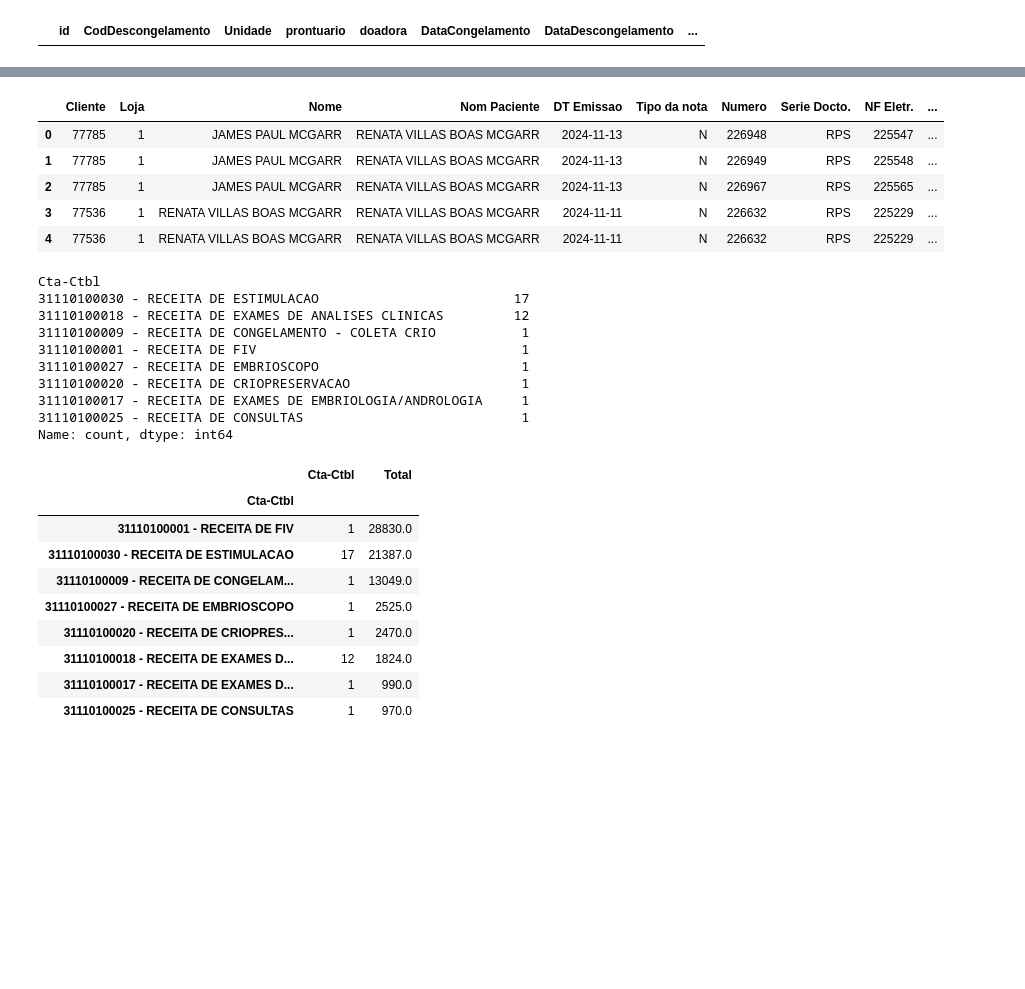
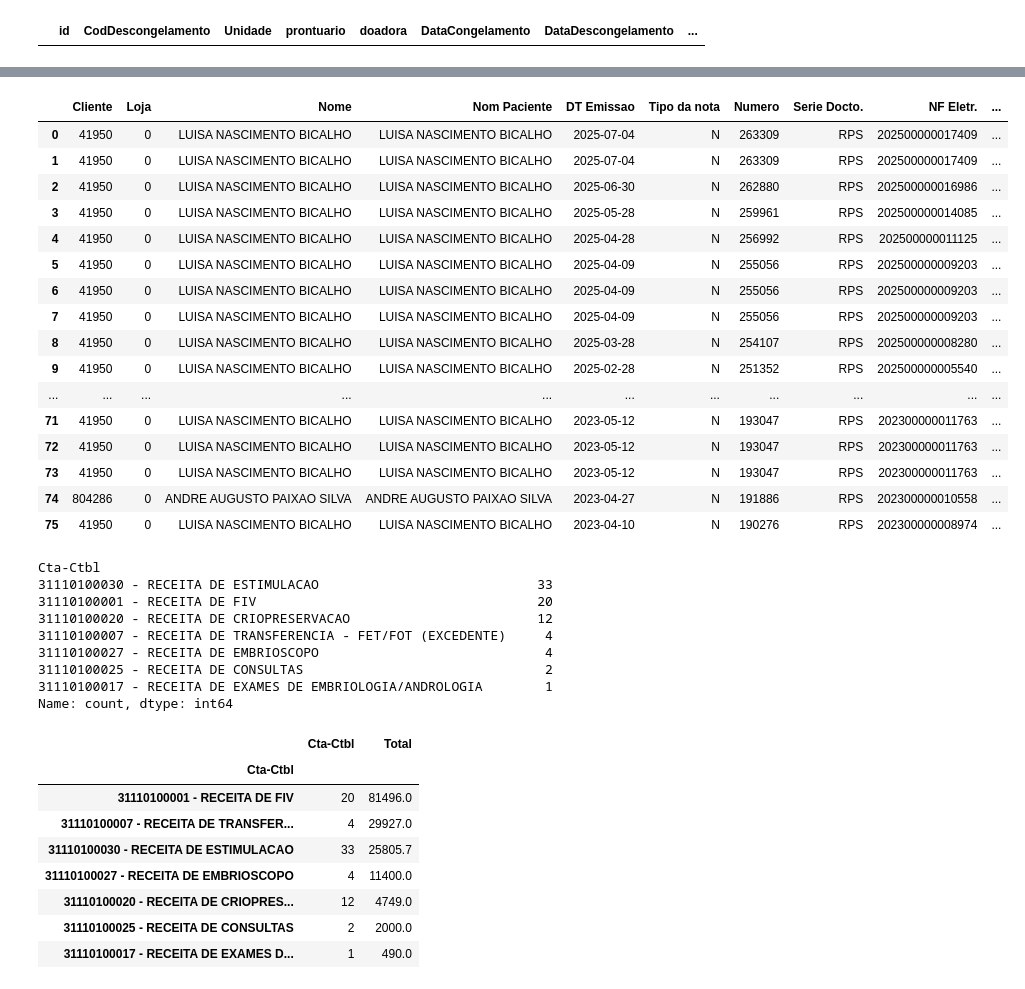
Before and after one commit to bobbypestana/embryoscope-extraction, a Jupyter notebook: finops/explore/explore_finops_v0.ipynb, the cells around one changed output, grey strips where cells are left out. Cells and saved outputs as stored; diff of their text form; code cells hidden in the pictures; blank space fills up the shorter version.

```diff
--- a/finops/explore/explore_finops_v0.ipynb
+++ b/finops/explore/explore_finops_v0.ipynb
@@ -682,6 +682,10 @@ patient_id = 825_890 # Claudia
 patient_id = 175_583 # Renata
 # patient_id = 220_783 # caso cabelud0 - 26 tentativas
 # patient_id = 182_925 # caso completo
+# patient_id = 162_173
+# patient_id = 889_991
+patient_id = 641_950 # join problem with 140_340 - Luiza
+# patient_id = 140_340 # join problem with 641_950 - Glaucia
 
 (orcamentos_df, extrato_atendimento_central_df, tratamentos_df,
 congelamentos_embrioes_df, congelamentos_ovulos_df,
@@ -765,24 +797,34 @@ embrioes_congelados_df
 # %%
-diario_df.head()
+diario_df
 # %% [output]
 |  | Cliente | Loja | Nome | Nom Paciente | DT Emissao | Tipo da nota | Numero | Serie Docto. | NF Eletr. | ... |
-| 0 | 77785 | 1 | JAMES PAUL MCGARR | RENATA VILLAS BOAS MCGARR | 2024-11-13 | N | 226948 | RPS | 225547 | ... |
-| 1 | 77785 | 1 | JAMES PAUL MCGARR | RENATA VILLAS BOAS MCGARR | 2024-11-13 | N | 226949 | RPS | 225548 | ... |
-| 2 | 77785 | 1 | JAMES PAUL MCGARR | RENATA VILLAS BOAS MCGARR | 2024-11-13 | N | 226967 | RPS | 225565 | ... |
-| 3 | 77536 | 1 | RENATA VILLAS BOAS MCGARR | RENATA VILLAS BOAS MCGARR | 2024-11-11 | N | 226632 | RPS | 225229 | ... |
-| 4 | 77536 | 1 | RENATA VILLAS BOAS MCGARR | RENATA VILLAS BOAS MCGARR | 2024-11-11 | N | 226632 | RPS | 225229 | ... |
+| 0 | 41950 | 0 | LUISA NASCIMENTO BICALHO | LUISA NASCIMENTO BICALHO | 2025-07-04 | N | 263309 | RPS | 202500000017409 | ... |
+| 1 | 41950 | 0 | LUISA NASCIMENTO BICALHO | LUISA NASCIMENTO BICALHO | 2025-07-04 | N | 263309 | RPS | 202500000017409 | ... |
+| 2 | 41950 | 0 | LUISA NASCIMENTO BICALHO | LUISA NASCIMENTO BICALHO | 2025-06-30 | N | 262880 | RPS | 202500000016986 | ... |
+| 3 | 41950 | 0 | LUISA NASCIMENTO BICALHO | LUISA NASCIMENTO BICALHO | 2025-05-28 | N | 259961 | RPS | 202500000014085 | ... |
+| 4 | 41950 | 0 | LUISA NASCIMENTO BICALHO | LUISA NASCIMENTO BICALHO | 2025-04-28 | N | 256992 | RPS | 202500000011125 | ... |
+| 5 | 41950 | 0 | LUISA NASCIMENTO BICALHO | LUISA NASCIMENTO BICALHO | 2025-04-09 | N | 255056 | RPS | 202500000009203 | ... |
+| 6 | 41950 | 0 | LUISA NASCIMENTO BICALHO | LUISA NASCIMENTO BICALHO | 2025-04-09 | N | 255056 | RPS | 202500000009203 | ... |
+| 7 | 41950 | 0 | LUISA NASCIMENTO BICALHO | LUISA NASCIMENTO BICALHO | 2025-04-09 | N | 255056 | RPS | 202500000009203 | ... |
+| 8 | 41950 | 0 | LUISA NASCIMENTO BICALHO | LUISA NASCIMENTO BICALHO | 2025-03-28 | N | 254107 | RPS | 202500000008280 | ... |
+| 9 | 41950 | 0 | LUISA NASCIMENTO BICALHO | LUISA NASCIMENTO BICALHO | 2025-02-28 | N | 251352 | RPS | 202500000005540 | ... |
+| ... | ... | ... | ... | ... | ... | ... | ... | ... | ... | ... |
+| 71 | 41950 | 0 | LUISA NASCIMENTO BICALHO | LUISA NASCIMENTO BICALHO | 2023-05-12 | N | 193047 | RPS | 202300000011763 | ... |
+| 72 | 41950 | 0 | LUISA NASCIMENTO BICALHO | LUISA NASCIMENTO BICALHO | 2023-05-12 | N | 193047 | RPS | 202300000011763 | ... |
+| 73 | 41950 | 0 | LUISA NASCIMENTO BICALHO | LUISA NASCIMENTO BICALHO | 2023-05-12 | N | 193047 | RPS | 202300000011763 | ... |
+| 74 | 804286 | 0 | ANDRE AUGUSTO PAIXAO SILVA | ANDRE AUGUSTO PAIXAO SILVA | 2023-04-27 | N | 191886 | RPS | 202300000010558 | ... |
+| 75 | 41950 | 0 | LUISA NASCIMENTO BICALHO | LUISA NASCIMENTO BICALHO | 2023-04-10 | N | 190276 | RPS | 202300000008974 | ... |
 # %%
 diario_df['Cta-Ctbl'].value_counts()
 # %% [output]
 Cta-Ctbl
-31110100030 - RECEITA DE ESTIMULACAO                         17
-31110100018 - RECEITA DE EXAMES DE ANALISES CLINICAS         12
-31110100009 - RECEITA DE CONGELAMENTO - COLETA CRIO           1
-31110100001 - RECEITA DE FIV                                  1
-31110100027 - RECEITA DE EMBRIOSCOPO                          1
-31110100020 - RECEITA DE CRIOPRESERVACAO                      1
-31110100017 - RECEITA DE EXAMES DE EMBRIOLOGIA/ANDROLOGIA     1
-31110100025 - RECEITA DE CONSULTAS                            1
+31110100030 - RECEITA DE ESTIMULACAO                            33
+31110100001 - RECEITA DE FIV                                    20
+31110100020 - RECEITA DE CRIOPRESERVACAO                        12
+31110100007 - RECEITA DE TRANSFERENCIA - FET/FOT (EXCEDENTE)     4
+31110100027 - RECEITA DE EMBRIOSCOPO                             4
+31110100025 - RECEITA DE CONSULTAS                               2
+31110100017 - RECEITA DE EXAMES DE EMBRIOLOGIA/ANDROLOGIA        1
 Name: count, dtype: int64
 # %%
 diario_df.groupby('Cta-Ctbl').agg(
@@ -790,11 +832,10 @@ diario_df.groupby('Cta-Ctbl').agg(
 # %% [output]
 |  | Cta-Ctbl | Total |
 | Cta-Ctbl |  |  |
-| 31110100001 - RECEITA DE FIV | 1 | 28830.0 |
-| 31110100030 - RECEITA DE ESTIMULACAO | 17 | 21387.0 |
-| 31110100009 - RECEITA DE CONGELAM... | 1 | 13049.0 |
-| 31110100027 - RECEITA DE EMBRIOSCOPO | 1 | 2525.0 |
-| 31110100020 - RECEITA DE CRIOPRES... | 1 | 2470.0 |
-| 31110100018 - RECEITA DE EXAMES D... | 12 | 1824.0 |
-| 31110100017 - RECEITA DE EXAMES D... | 1 | 990.0 |
-| 31110100025 - RECEITA DE CONSULTAS | 1 | 970.0 |
+| 31110100001 - RECEITA DE FIV | 20 | 81496.0 |
+| 31110100007 - RECEITA DE TRANSFER... | 4 | 29927.0 |
+| 31110100030 - RECEITA DE ESTIMULACAO | 33 | 25805.7 |
+| 31110100027 - RECEITA DE EMBRIOSCOPO | 4 | 11400.0 |
+| 31110100020 - RECEITA DE CRIOPRES... | 12 | 4749.0 |
+| 31110100025 - RECEITA DE CONSULTAS | 2 | 2000.0 |
+| 31110100017 - RECEITA DE EXAMES D... | 1 | 490.0 |
```
Also changed, not shown: parts of 10 cells of this notebook, 41 other files.
